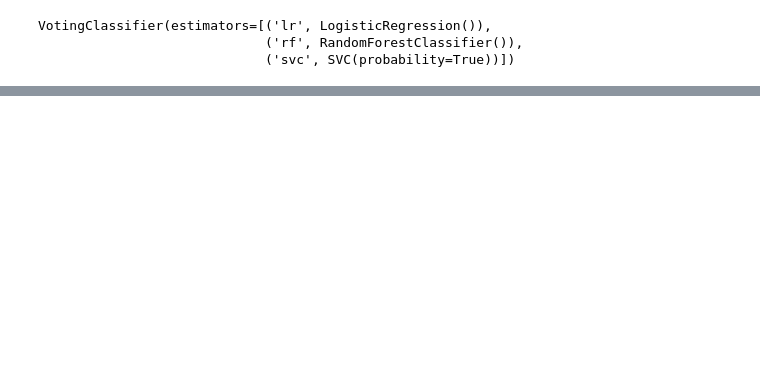
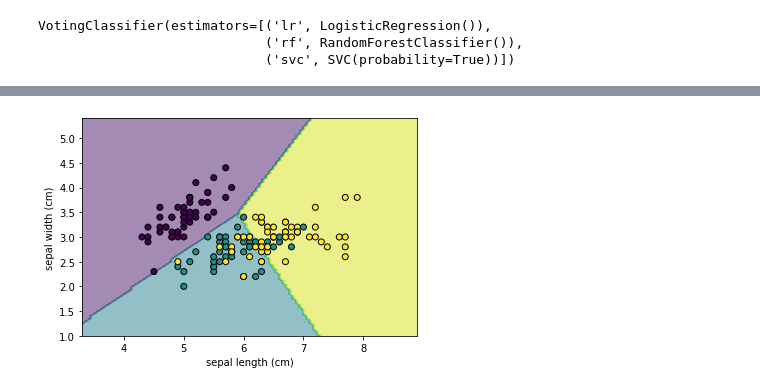
Before and after one commit to ZArk749/Hello-ML, a Jupyter notebook: Ensemble.ipynb, the cells around one changed output, grey strips where cells are left out. Saved outputs shown, nothing was run; the diff lists cells and outputs as text; code cells hidden in the pictures; blank space fills up the shorter version.

```diff
--- a/Ensemble.ipynb
+++ b/Ensemble.ipynb
@@ -130,0 +243,18 @@ AdaBoostClassifier = 0.953
+# %%
+import matplotlib.pyplot as plt
+from sklearn.datasets import load_iris
+from sklearn.linear_model import LogisticRegression
+from sklearn.inspection import DecisionBoundaryDisplay
+iris = load_iris()
+X = iris.data[:, :2]
+classifier = LogisticRegression().fit(X, iris.target)
+disp = DecisionBoundaryDisplay.from_estimator(
+     classifier, X, response_method="predict",
+     xlabel=iris.feature_names[0], ylabel=iris.feature_names[1],
+     alpha=0.5,
+ )
+disp.ax_.scatter(X[:, 0], X[:, 1], c=iris.target, edgecolor="k")
+
+plt.show()
+# %% [output]
+[figure, added]
```
Also changed, not shown: parts of 16 cells of this notebook, 1 other file.
